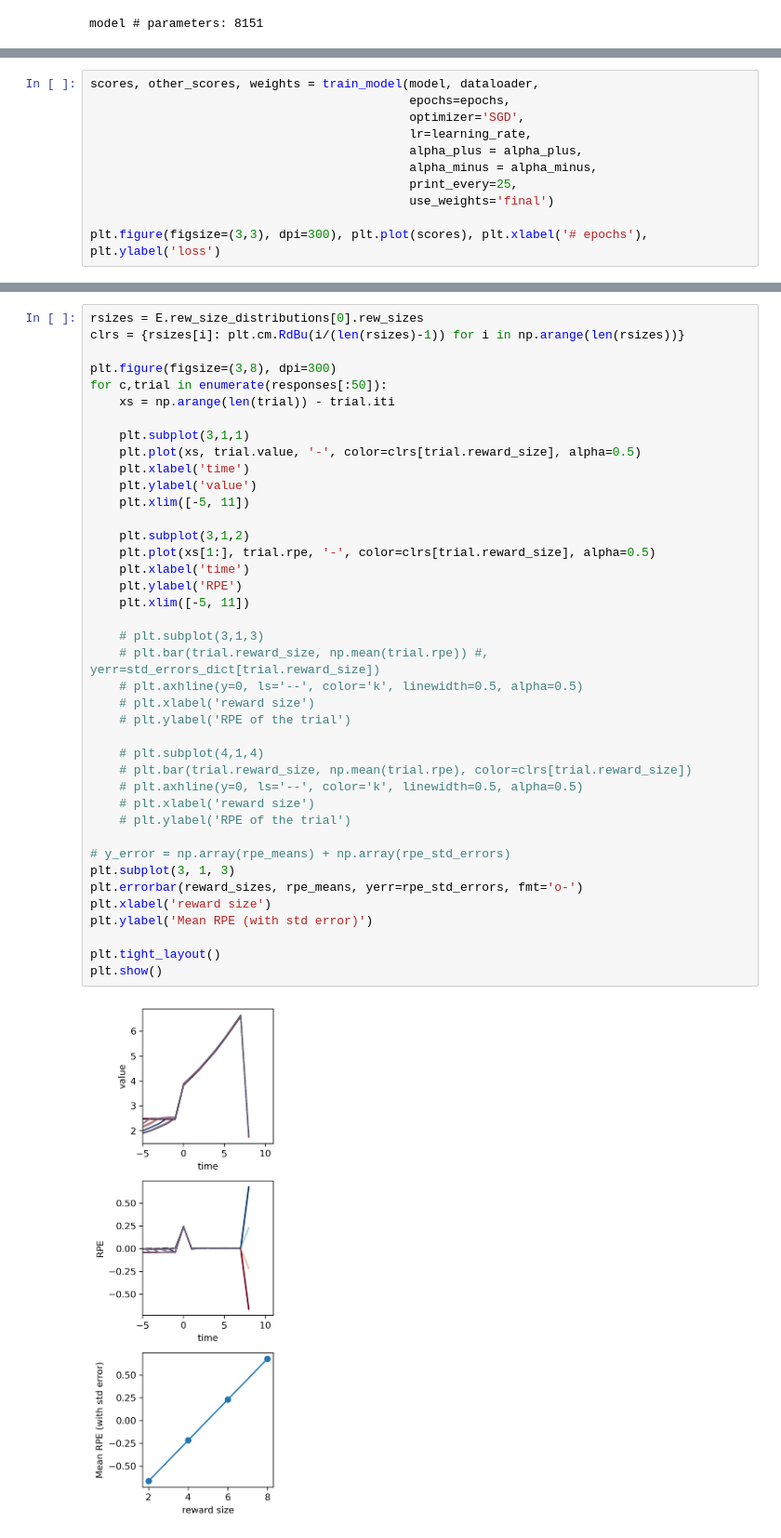
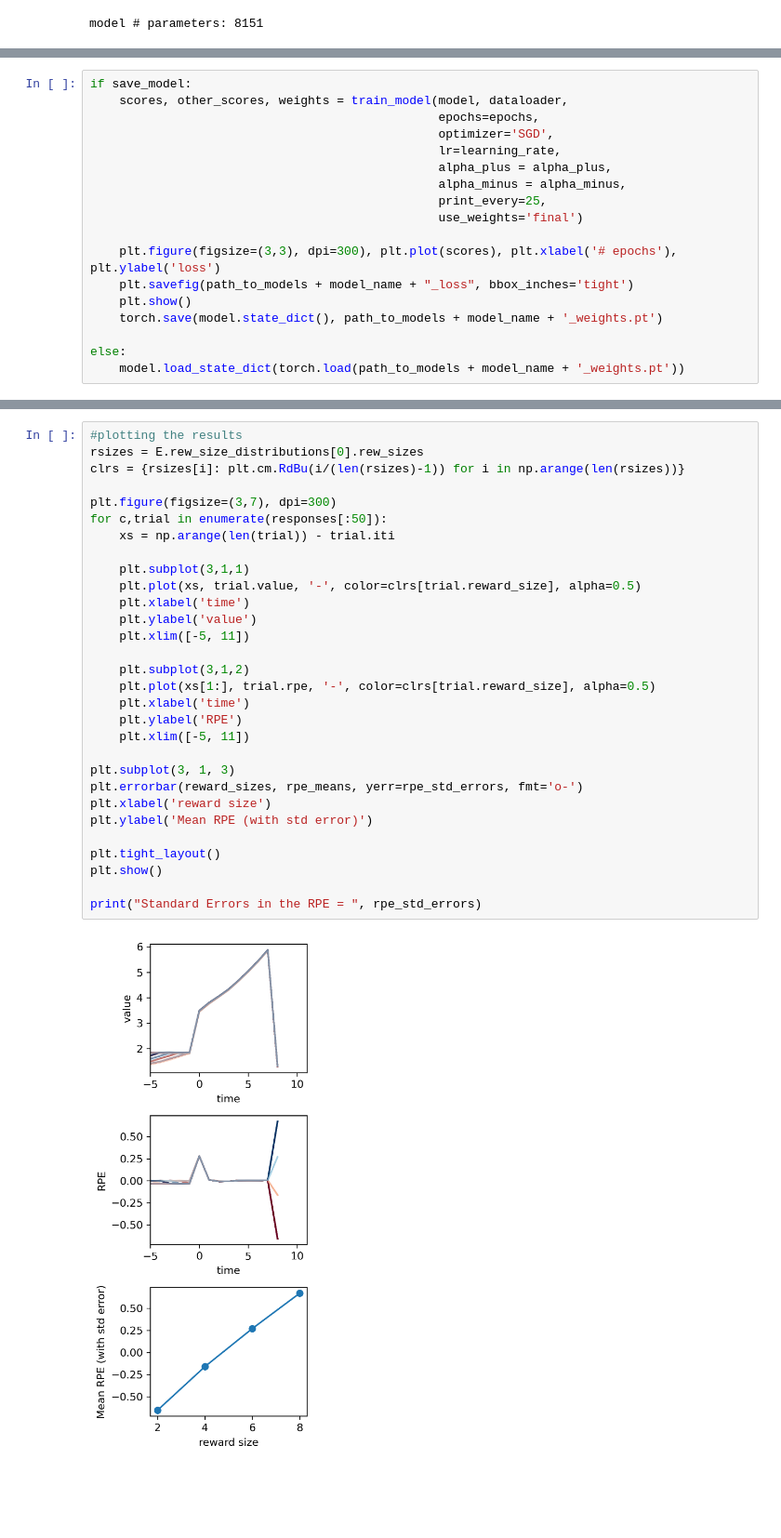
Before and after one commit to avg-bitsian/distributional-td-with-episodes, a Jupyter notebook: main_notebook.ipynb, the cells around one changed output, grey strips where cells are left out. Shown at 93% size. Drawn from its saved outputs; the diff is of its cells as text; blank space fills up the shorter version.

Commit message:
Update main_notebook.ipynb
Added the functionality for saving the standard error of RPE and the loss curve to disk

```diff
--- a/main_notebook.ipynb
+++ b/main_notebook.ipynb
@@ -62,12 +70,19 @@ dataloader = make_dataloader(E, batch_size=batch_size)
 # %%
-scores, other_scores, weights = train_model(model, dataloader,
-                                            epochs=epochs,
-                                            optimizer='SGD',
-                                            lr=learning_rate,
-                                            alpha_plus = alpha_plus,
-                                            alpha_minus = alpha_minus,
-                                            print_every=25,
-                                            use_weights='final')
+if save_model:
+    scores, other_scores, weights = train_model(model, dataloader,
+                                                epochs=epochs,
+                                                optimizer='SGD',
+                                                lr=learning_rate,
+                                                alpha_plus = alpha_plus,
+                                                alpha_minus = alpha_minus,
+                                                print_every=25,
+                                                use_weights='final')
 
-plt.figure(figsize=(3,3), dpi=300), plt.plot(scores), plt.xlabel('# epochs'), plt.ylabel('loss')
+    plt.figure(figsize=(3,3), dpi=300), plt.plot(scores), plt.xlabel('# epochs'), plt.ylabel('loss')
+    plt.savefig(path_to_models + model_name + "_loss", bbox_inches='tight')
+    plt.show()
+    torch.save(model.state_dict(), path_to_models + model_name + '_weights.pt')
+
+else:
+    model.load_state_dict(torch.load(path_to_models + model_name + '_weights.pt'))
 # %% [output]
@@ -132,42 +123,32 @@ for reward_size in reward_sizes:
 # %%
+#plotting the results
 rsizes = E.rew_size_distributions[0].rew_sizes
 clrs = {rsizes[i]: plt.cm.RdBu(i/(len(rsizes)-1)) for i in np.arange(len(rsizes))}
 
-plt.figure(figsize=(3,8), dpi=300)
+plt.figure(figsize=(3,7), dpi=300)
 for c,trial in enumerate(responses[:50]):
     xs = np.arange(len(trial)) - trial.iti
 
     plt.subplot(3,1,1)
     plt.plot(xs, trial.value, '-', color=clrs[trial.reward_size], alpha=0.5)
     plt.xlabel('time')
     plt.ylabel('value')
     plt.xlim([-5, 11])
 
     plt.subplot(3,1,2)
     plt.plot(xs[1:], trial.rpe, '-', color=clrs[trial.reward_size], alpha=0.5)
     plt.xlabel('time')
     plt.ylabel('RPE')
     plt.xlim([-5, 11])
 
-    # plt.subplot(3,1,3)
-    # plt.bar(trial.reward_size, np.mean(trial.rpe)) #, yerr=std_errors_dict[trial.reward_size])
-    # plt.axhline(y=0, ls='--', color='k', linewidth=0.5, alpha=0.5)
-    # plt.xlabel('reward size')
-    # plt.ylabel('RPE of the trial')
-
-    # plt.subplot(4,1,4)
-    # plt.bar(trial.reward_size, np.mean(trial.rpe), color=clrs[trial.reward_size])
-    # plt.axhline(y=0, ls='--', color='k', linewidth=0.5, alpha=0.5)
-    # plt.xlabel('reward size')
-    # plt.ylabel('RPE of the trial')
-
-# y_error = np.array(rpe_means) + np.array(rpe_std_errors)
 plt.subplot(3, 1, 3)
 plt.errorbar(reward_sizes, rpe_means, yerr=rpe_std_errors, fmt='o-')
 plt.xlabel('reward size')
 plt.ylabel('Mean RPE (with std error)')
 
 plt.tight_layout()
 plt.show()
+
+print("Standard Errors in the RPE = ", rpe_std_errors)
 # %% [output]
-[figure, old version]
+[figure, new version]
```
Also changed, not shown: parts of 12 cells of this notebook.
